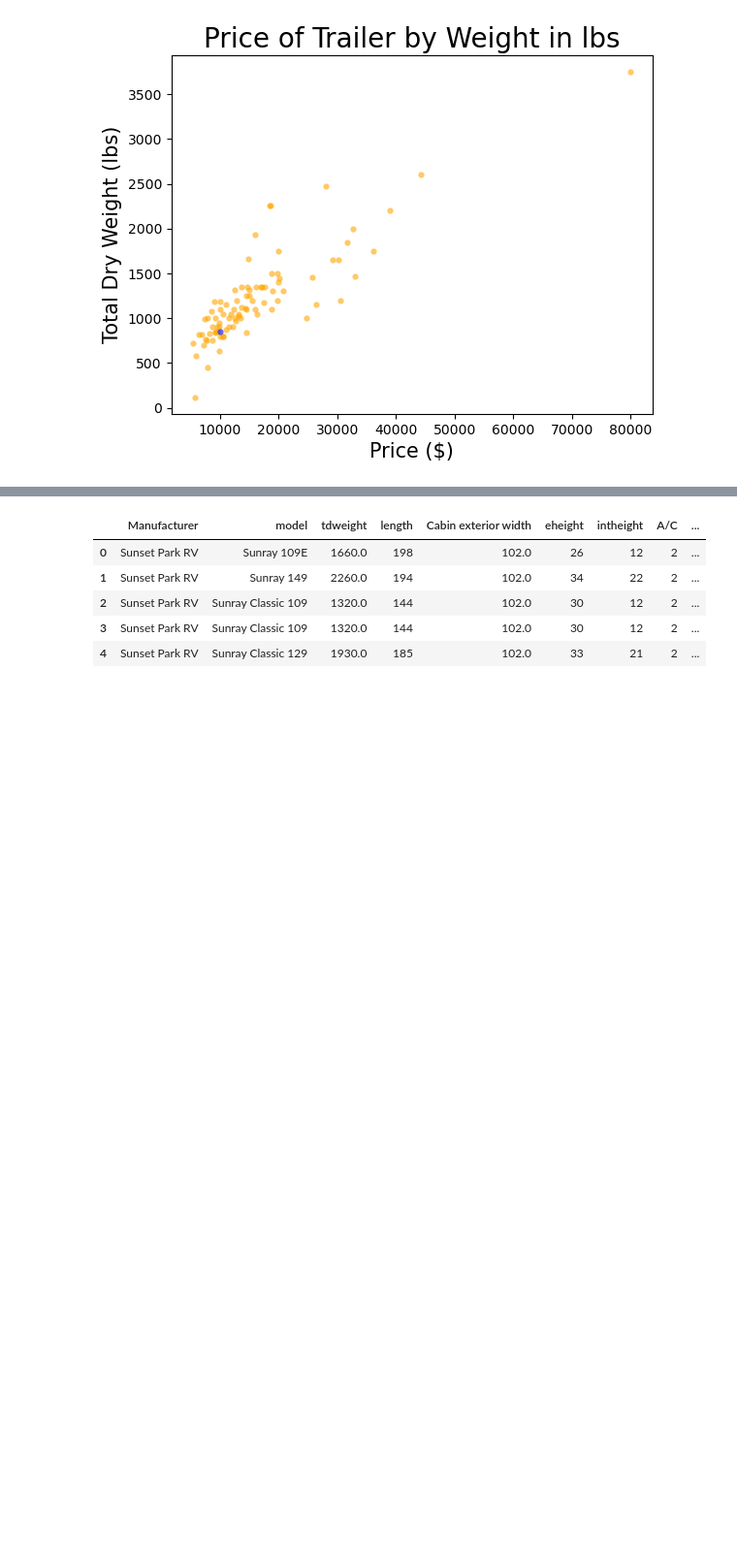
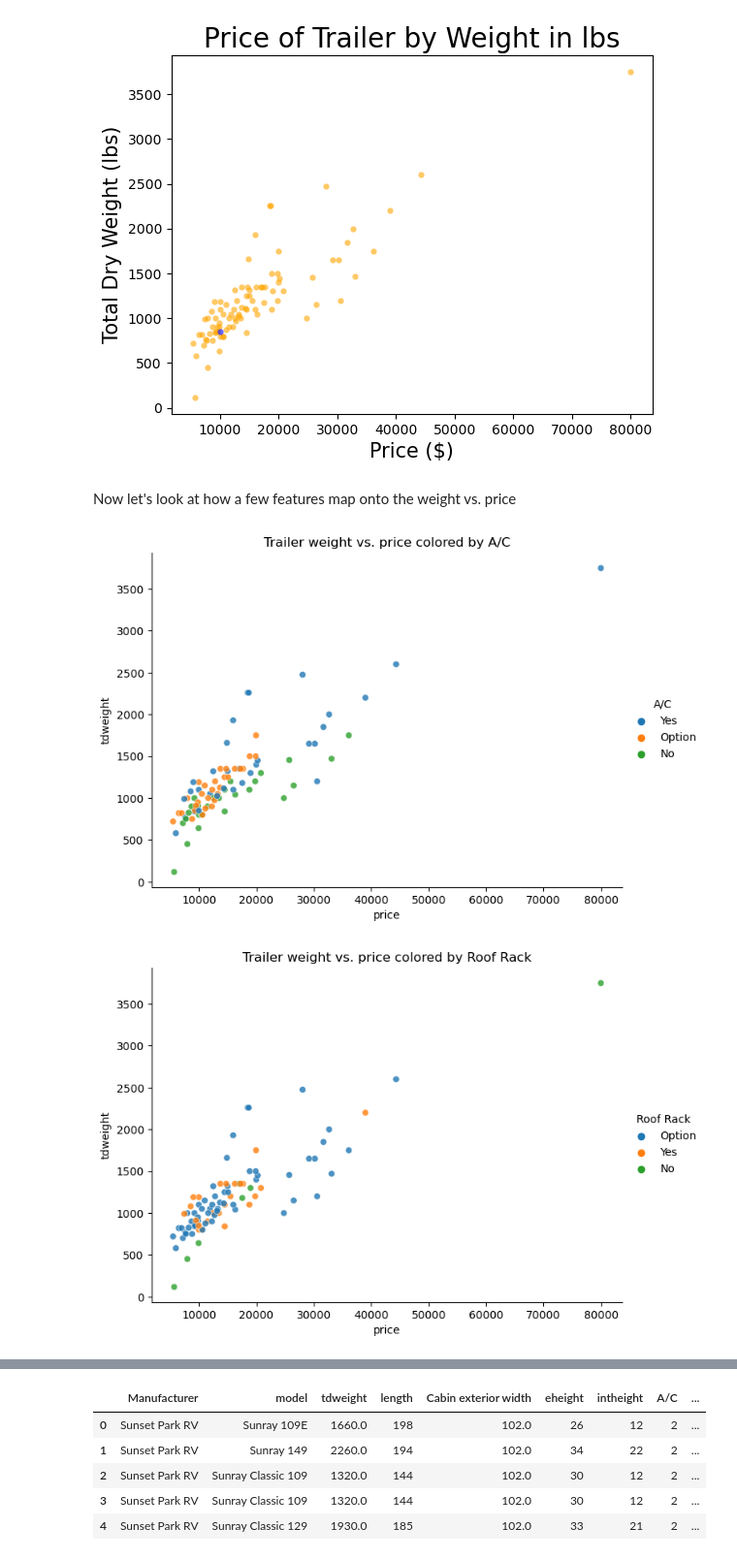
Before and after one commit to blue-quark/trailer_price_regression, a Jupyter notebook: trailer-price-regression.ipynb, the cells around one changed output, grey strips where cells are left out. Shown at 97% size. Saved outputs shown, nothing was run; the diff lists cells and outputs as text; code cells hidden in the pictures; blank space fills up the shorter version.

Commit message:
Kaggle Notebook | Trailer Price Regression | Version 8

```diff
--- a/trailer-price-regression.ipynb
+++ b/trailer-price-regression.ipynb
@@ -226,3 +204,13 @@ for i in range(len(x)):
 plt.show()
 # %% [output]
 [figure]
+# %% [markdown]
+Now let's look at how a few features map onto the weight vs. price
+# %%
+for c in ['A/C', 'Roof Rack', 'Rear Door', 'Rear Door Window', 'Spare Tire', 'Cabinets', 'Refrigerator', 'Awning']:
+    sns.relplot(data=data, x='price', y='tdweight', hue=f"{c}", aspect=1.4, alpha=0.8)
+    plt.title(f'Trailer weight vs. price colored by {c.title()}')
+    plt.show()
+# %% [output]
+[figure, added]
+[figure, added]
```
Also changed, not shown: parts of 13 cells of this notebook.
